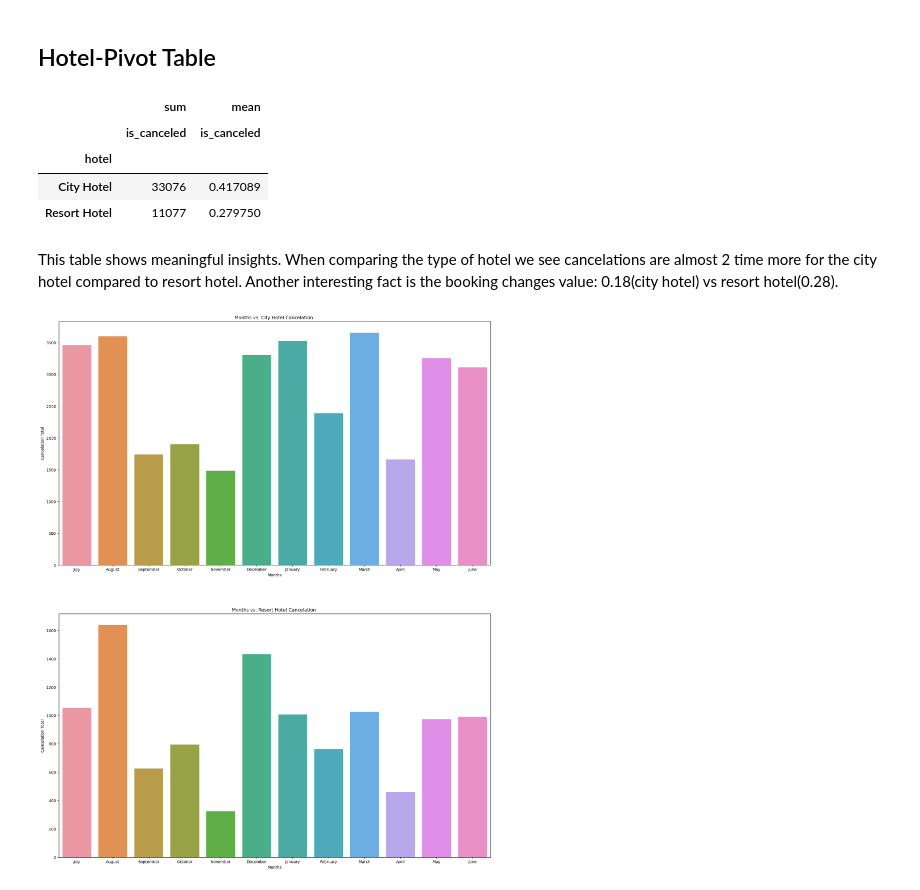
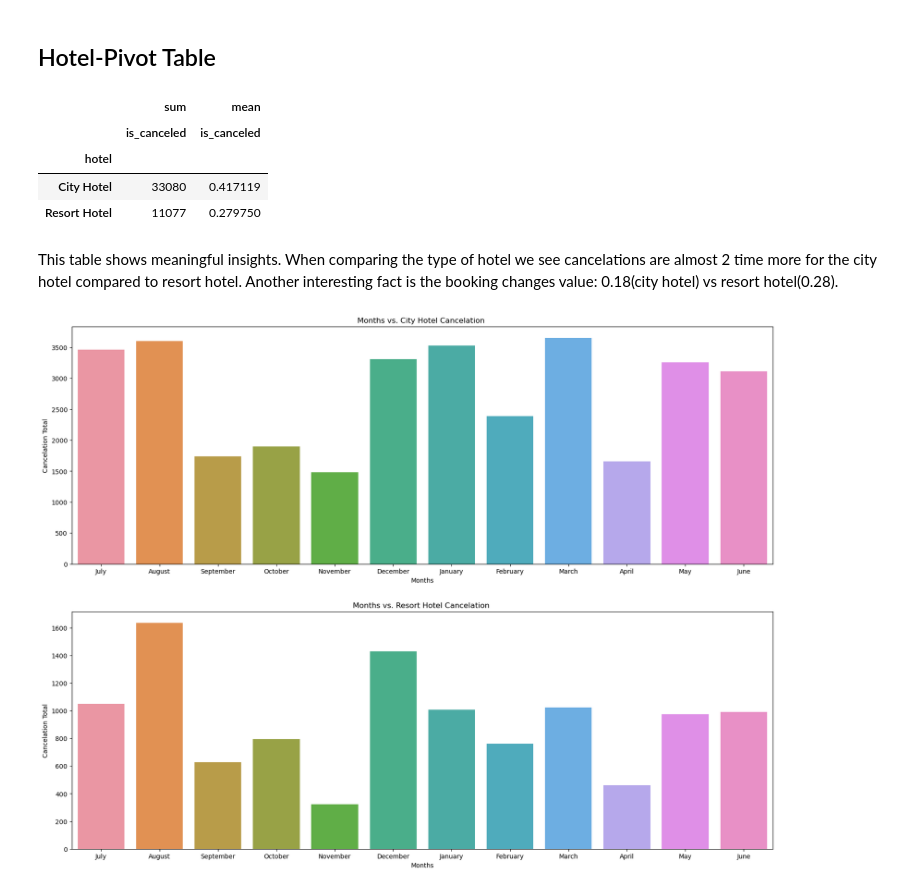
Before and after one commit to mpaydar/Data-Analysis-Personal-Projects, a Jupyter notebook: Data Modeling/hotel_book_prediction.ipynb, the cells around one changed output. Saved outputs shown, nothing was run; the diff lists cells and outputs as text; code cells hidden in the pictures.

```diff
--- a/Data Modeling/hotel_book_prediction.ipynb
+++ b/Data Modeling/hotel_book_prediction.ipynb
@@ -176 +181,3 @@ Number of null values in TravelAgencyID: 0
+# %%
+df['TravelAgencyID']=df['children'].replace(np.nan,0)
 # %% [markdown]
@@ -273,28 +301,28 @@ pd.pivot_table(df,index='hotel',values='is_canceled',aggfunc=['sum','mean'])
 |  | sum | mean |
 |  | is_canceled | is_canceled |
 | hotel |  |  |
-| City Hotel | 33076 | 0.417089 |
+| City Hotel | 33080 | 0.417119 |
 | Resort Hotel | 11077 | 0.279750 |
 # %% [markdown]
 This table shows meaningful insights. When comparing the type of hotel we see cancelations are almost 2 time more for the city hotel compared to resort hotel. Another interesting fact is the booking changes value: 0.18(city hotel) vs  resort hotel(0.28).
 # %%
 hotel_month=pd.pivot_table(df,index='hotel',columns='arrival_date_month',values='is_canceled',aggfunc=['sum'])
 # %%
-figure, (ax1,ax2) = plt.subplots(2, 1,figsize=(20,25))
+figure, (ax1,ax2) = plt.subplots(2, 1,figsize=(20,15))
 months=df['arrival_date_month'].unique()
 hotel_types=df['hotel'].unique()
 sns.barplot(x=months,y=hotel_month.values[0],data=hotel_table,ax=ax1)
 ax1.set_title("Months vs. City Hotel Cancelation ")
 ax1.set_xlabel("Months")
 ax1.set_ylabel("Cancelation Total")
 
 
 sns.barplot(x=months,y=hotel_month.values[1],data=hotel_table,ax=ax2)
 ax2.set_title("Months vs. Resort Hotel Cancelation ")
 ax2.set_xlabel("Months")
 ax2.set_ylabel("Cancelation Total")
 
 
 plt.show()
 # %% [output]
-[figure, old version]
+[figure, new version]
```
Also changed, not shown: parts of 16 cells of this notebook.
